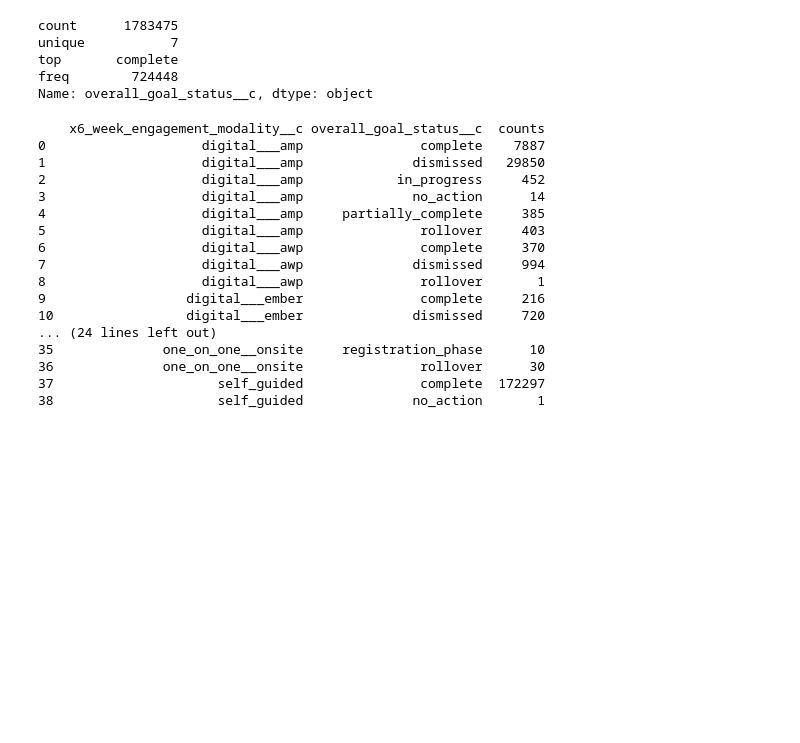
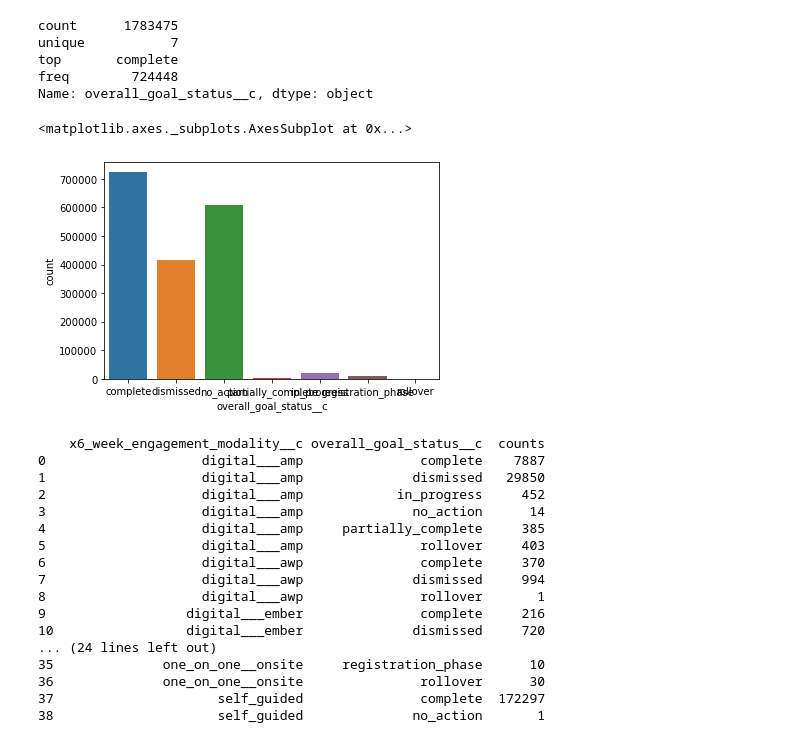
Before and after one commit to darneson1989/2021Coaching, a Jupyter notebook: updatedgoals.ipynb, the cells around one changed output. Saved outputs shown, nothing was run; the diff lists cells and outputs as text; code cells hidden in the pictures; blank space fills up the shorter version.

```diff
--- a/updatedgoals.ipynb
+++ b/updatedgoals.ipynb
@@ -132,6 +133,11 @@ unique           7
 top       complete
 freq        724448
 Name: overall_goal_status__c, dtype: object
+# %%
+sns.countplot(x="overall_goal_status__c", data=goals)
+# %% [output]
+<matplotlib.axes._subplots.AxesSubplot at 0x...>
+[figure, added]
 # %%
 status = goals.groupby(['x6_week_engagement_modality__c','overall_goal_status__c']).size().reset_index(name='counts')
 print(status)
```
Also changed, not shown: parts of 19 cells of this notebook.
